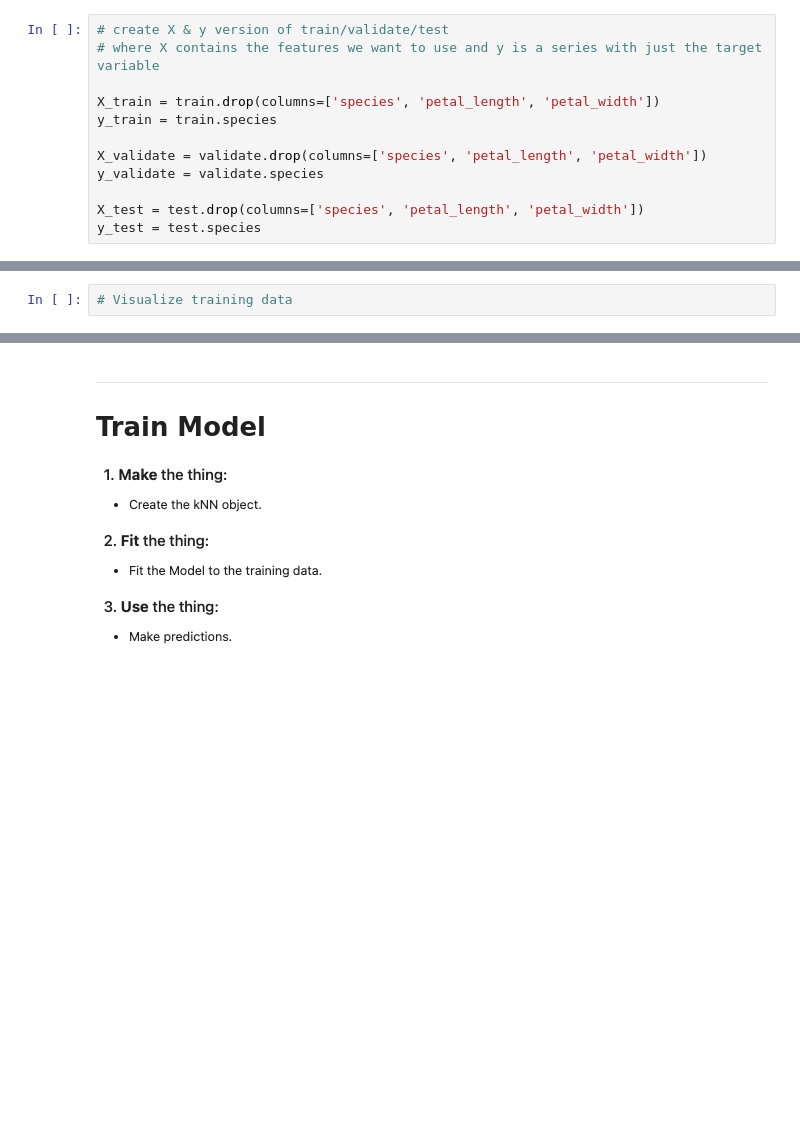
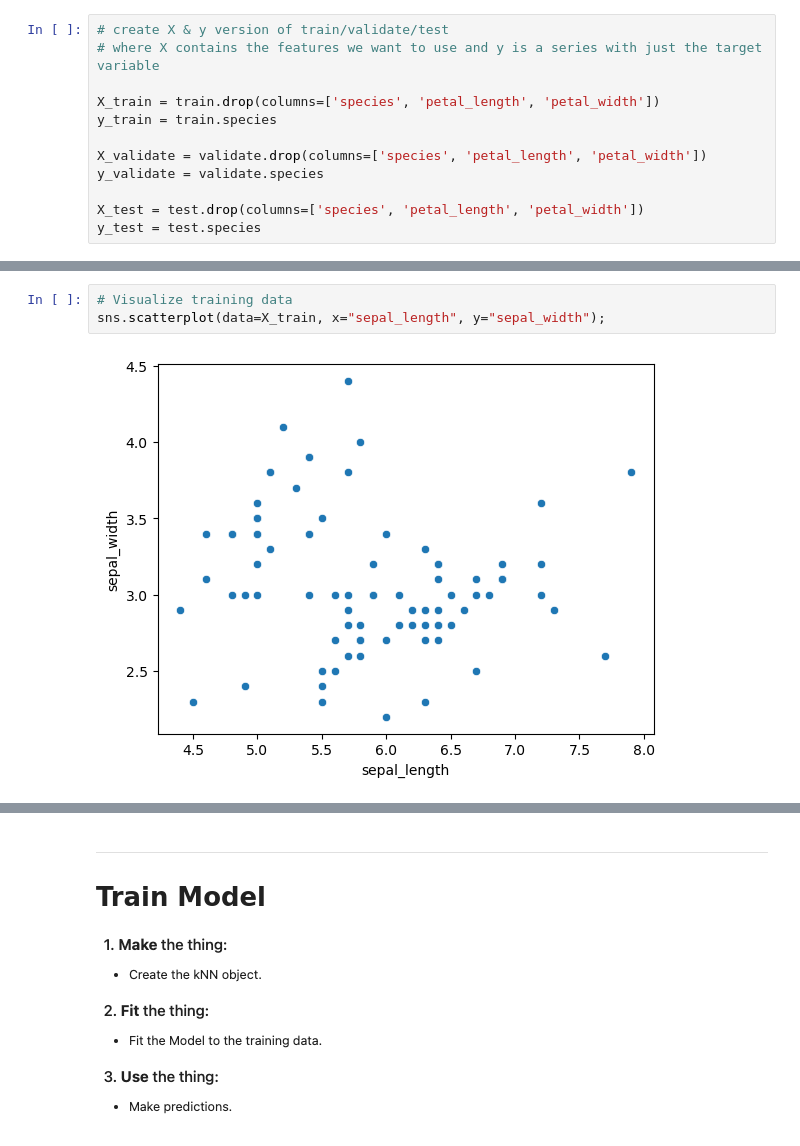
Before and after one commit to CodeupClassroom/pagel-classification-exercises, a Jupyter notebook: knn_lesson.ipynb, the cells around one changed output, grey strips where cells are left out. Drawn from its saved outputs; the diff is of its cells as text; blank space fills up the shorter version.

```diff
--- a/knn_lesson.ipynb
+++ b/knn_lesson.ipynb
@@ -119,4 +163,7 @@ X_validate:
 # %%
 # Visualize training data
+sns.scatterplot(data=X_train, x="sepal_length", y="sepal_width");
+# %% [output]
+[figure, added]
 # %%
 # With color distinction
```
Also changed, not shown: parts of 28 cells of this notebook.
